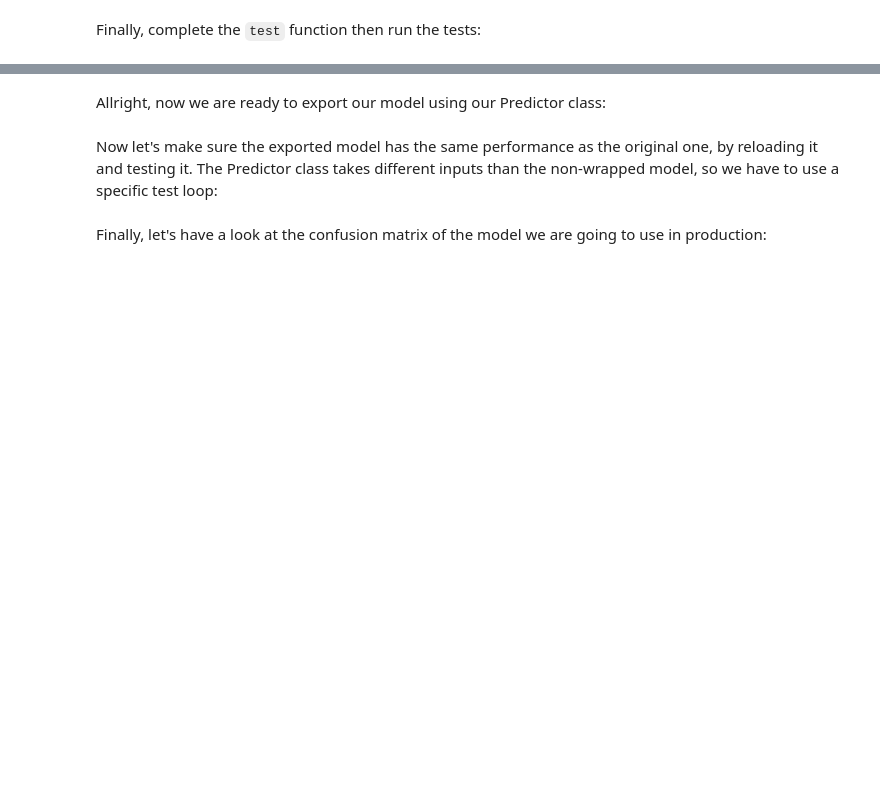
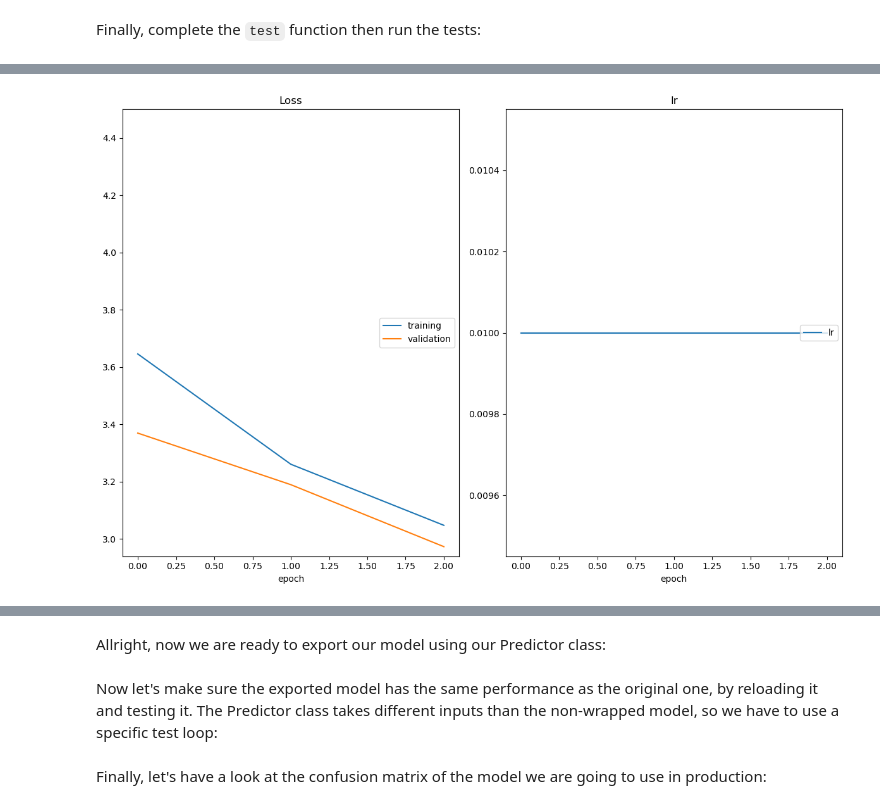
Before and after one commit to DevKWA/strarterkit, a Jupyter notebook: cnn_from_scratch.ipynb, the cells around one changed output, grey strips where cells are left out. Cells and saved outputs as stored; diff of their text form; code cells hidden in the pictures; blank space fills up the shorter version.

```diff
--- a/cnn_from_scratch.ipynb
+++ b/cnn_from_scratch.ipynb
@@ -212,9 +358,9 @@ Let's start by defining a few hyperparameters. Feel free to experiment with diff
 # %%
 batch_size = 64        # size of the minibatch for stochastic gradient descent (or Adam)
 valid_size = 0.2       # fraction of the training data to reserve for validation
-num_epochs = 50        # number of epochs for training
+num_epochs = 25        # number of epochs for training
 num_classes = 50       # number of classes. Do not change this
 dropout = 0.4          # dropout for our model
-learning_rate = 0.001  # Learning rate for SGD (or Adam)
-opt = 'sgd'            # optimizer. 'sgd' or 'adam'
+learning_rate = 0.01   # Learning rate for SGD (or Adam)
+optimizer = 'sgd'      # optimizer. 'sgd' or 'adam'
 weight_decay = 0.0     # regularization. Increase this to combat overfitting
@@ -221,34 +387,41 @@ weight_decay = 0.0     # regularization. Increase this to combat overfitting
 # %%
 from src.data import get_data_loaders
 from src.train import optimize
 from src.optimization import get_optimizer, get_loss
 from src.model import MyModel
 
+
 # get the data loaders using batch_size and valid_size defined in the previous
 # cell
 # HINT: do NOT copy/paste the values. Use the variables instead
-data_loaders = # YOUR CODE HERE
+data_loaders = get_data_loaders(batch_size=batch_size, valid_size=valid_size, num_workers=-1)
 
 # instance model MyModel with num_classes and drouput defined in the previous
 # cell
-model = # YOUR CODE HERE
-
+model = MyModel(num_classes=num_classes, dropout=dropout)
 # Get the optimizer using get_optimizer and the model you just created, the learning rate,
 # the optimizer and the weight decay specified in the previous cell
-optimizer = # YOUR CODE HERE
+optimizer = get_optimizer(
+    model=model,
+    optimizer=optimizer,  # This should be a string like "SGD" or "Adam"
+    learning_rate=learning_rate,
+    weight_decay=weight_decay
+)
 
 # Get the loss using get_loss
-loss = # YOUR CODE HERE
+loss = loss = get_loss()
 
 optimize(
     data_loaders,
     model,
     optimizer,
     loss,
     n_epochs=num_epochs,
     save_path="checkpoints/best_val_loss.pt",
     interactive_tracking=True
 )
+# %% [output]
+[figure, added]
 # %% [markdown]
 ---
 ## <img src="static_images/icons/noun-advance-2109145.png" alt=">" style="width:50px"/> Step 6: testing against the Test Set
```
Also changed, not shown: parts of 19 cells of this notebook, 8 other files.
